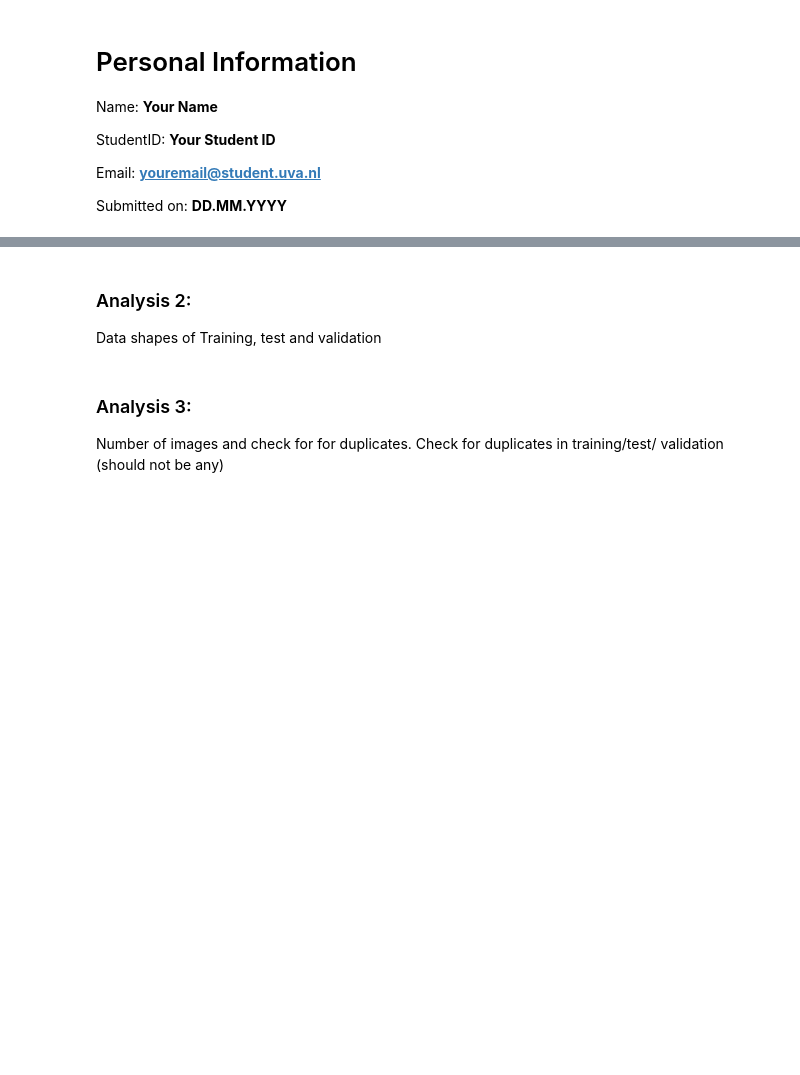
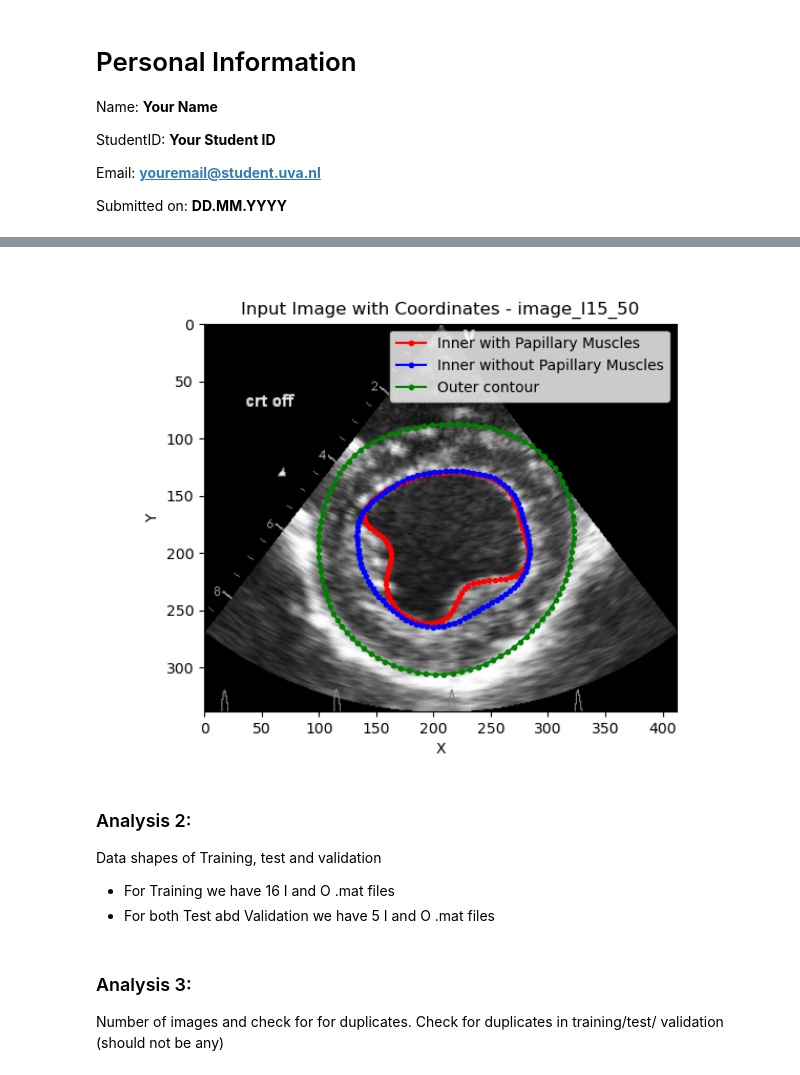
Before and after one commit to cc1528/UniverSeg-eda, a Jupyter notebook: UniverSeg-main/example_data/Exploratory Data Analysis.ipynb, the cells around one changed output, grey strips where cells are left out. Saved outputs shown, nothing was run; the diff lists cells and outputs as text; code cells hidden in the pictures; blank space fills up the shorter version.

```diff
--- a/UniverSeg-main/example_data/Exploratory Data Analysis.ipynb
+++ b/UniverSeg-main/example_data/Exploratory Data Analysis.ipynb
@@ -131,3 +183,10 @@ Print different input images to see what the data looks like (this is done for i
+# %%
+#Dog 15, image 50
+Image(filename='C:\\Users\\eveli\\OneDrive\\Documenten\\GitHub\\UniverSeg-eda\\UniverSeg-main\\example_data\\Training\\results\\image_I15_50.png',width=800, height=400)
+# %% [output]
+[figure, added]
 # %% [markdown]
 ### Analysis 2:
 Data shapes of Training, test and validation
+ - For Training we have 16 I and O .mat files
+ - For both Test abd Validation we have 5 I and O .mat files
```
Also changed, not shown: parts of 20 cells of this notebook.
